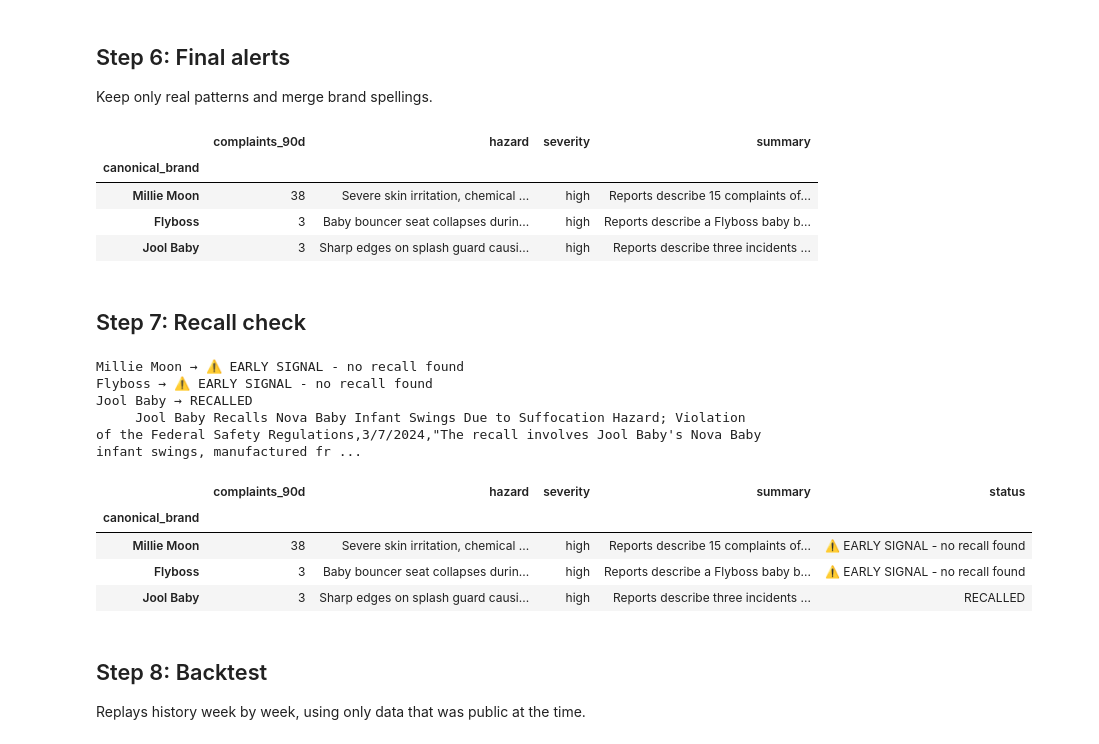
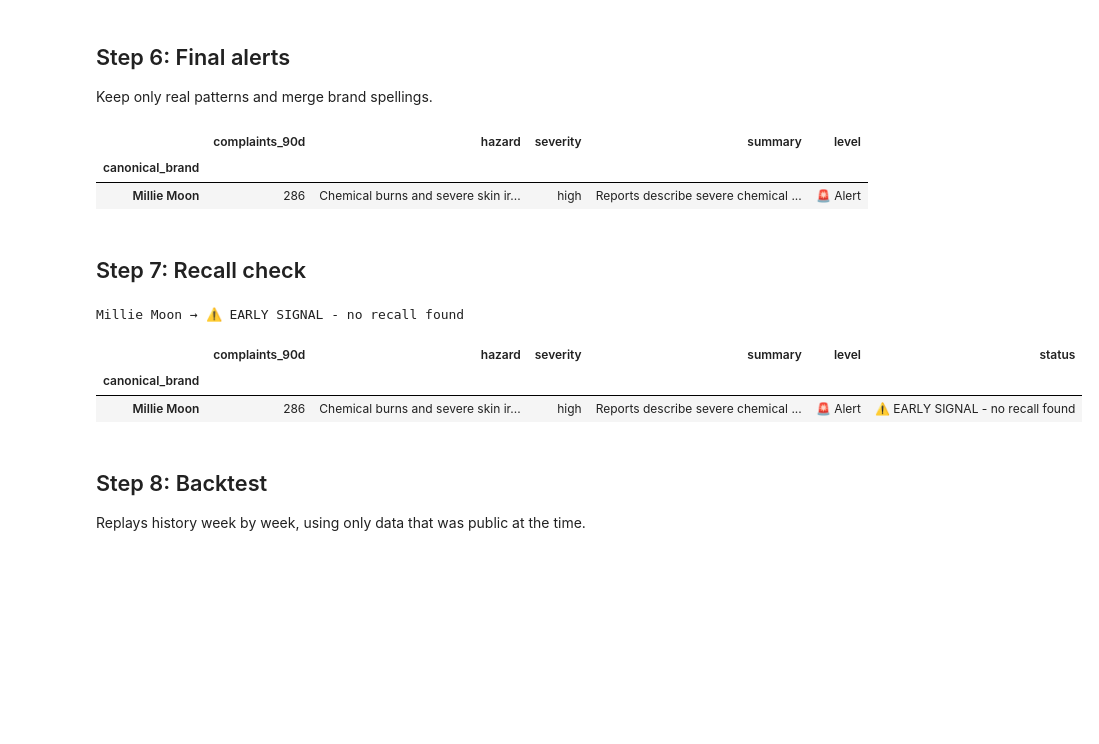
Before and after one commit to venkateshsunkula/pre-recall-radar, a Jupyter notebook: pre_recall_radar.ipynb, the cells around one changed output. Saved outputs shown, nothing was run; the diff lists cells and outputs as text; code cells hidden in the pictures; blank space fills up the shorter version.

Commit message:
Fix recall matching, alert levels, cleanup

```diff
--- a/pre_recall_radar.ipynb
+++ b/pre_recall_radar.ipynb
@@ -117,7 +118,7 @@ baby["brand_key"] = (baby["Brand"].astype(str).str.lower()
                      .str.replace(r"[^a-z]", "", regex=True))
 
 # 2. Define time windows
-today = pd.Timestamp("2026-05-15")              # newest complaint = "today"
+today = baby["Report Date"].max()             # newest complaint = "today"
 recent_start = today - pd.Timedelta(days=90)     # last 3 months
 before_start = recent_start - pd.Timedelta(days=365)  # the year before that
 
@@ -238,41 +249,35 @@ alerts = (judged[judged["same_hazard"] == True]
                severity=("severity", "first"),
                summary=("summary", "first"))
           .sort_values("complaints_90d", ascending=False))
+alerts["level"] = alerts["complaints_90d"].apply(lambda n: "🚨 Alert" if n >= 10 else "👀 Watch")
 alerts
 # %% [output]
-|  | complaints_90d | hazard | severity | summary |
-| canonical_brand |  |  |  |  |
-| Millie Moon | 38 | Severe skin irritation, chemical ... | high | Reports describe 15 complaints of... |
-| Flyboss | 3 | Baby bouncer seat collapses durin... | high | Reports describe a Flyboss baby b... |
-| Jool Baby | 3 | Sharp edges on splash guard causi... | high | Reports describe three incidents ... |
+|  | complaints_90d | hazard | severity | summary | level |
+| canonical_brand |  |  |  |  |  |
+| Millie Moon | 286 | Chemical burns and severe skin ir... | high | Reports describe severe chemical ... | 🚨 Alert |
 # %% [markdown]
 ## Step 7: Recall check
 # %%
 def recall_status(brand):
     hits = [line.strip()[:200]
             for line in open("Recalls.csv", encoding="latin-1")
             if brand.lower() in line.lower()]
-    status = "RECALLED" if hits else "⚠️ EARLY SIGNAL - no recall found"
+    status = "⚠️ Brand has past recall(s): verify it's the same product" if hits else "⚠️ EARLY SIGNAL - no recall found"
     return status, hits
 
 for brand in alerts.index:
     status, hits = recall_status(brand)
     alerts.loc[brand, "status"] = status
     print(brand, "→", status)
     for h in hits[:3]:
         print("    ", h)
 
 alerts
 # %% [output]
 Millie Moon → ⚠️ EARLY SIGNAL - no recall found
-Flyboss → ⚠️ EARLY SIGNAL - no recall found
-Jool Baby → RECALLED
-     Jool Baby Recalls Nova Baby Infant Swings Due to Suffocation Hazard; Violation of the Federal Safety Regulations,3/7/2024,"The recall involves Jool Baby's Nova Baby infant swings, manufactured fr ...
-|  | complaints_90d | hazard | severity | summary | status |
-| canonical_brand |  |  |  |  |  |
-| Millie Moon | 38 | Severe skin irritation, chemical ... | high | Reports describe 15 complaints of... | ⚠️ EARLY SIGNAL - no recall found |
-| Flyboss | 3 | Baby bouncer seat collapses durin... | high | Reports describe a Flyboss baby b... | ⚠️ EARLY SIGNAL - no recall found |
-| Jool Baby | 3 | Sharp edges on splash guard causi... | high | Reports describe three incidents ... | RECALLED |
+|  | complaints_90d | hazard | severity | summary | level | status |
+| canonical_brand |  |  |  |  |  |  |
+| Millie Moon | 286 | Chemical burns and severe skin ir... | high | Reports describe severe chemical ... | 🚨 Alert | ⚠️ EARLY SIGNAL - no recall found |
 # %% [markdown]
 ## Step 8: Backtest
 Replays history week by week, using only data that was public at the time.
```
Also changed, not shown: parts of 6 cells of this notebook.
